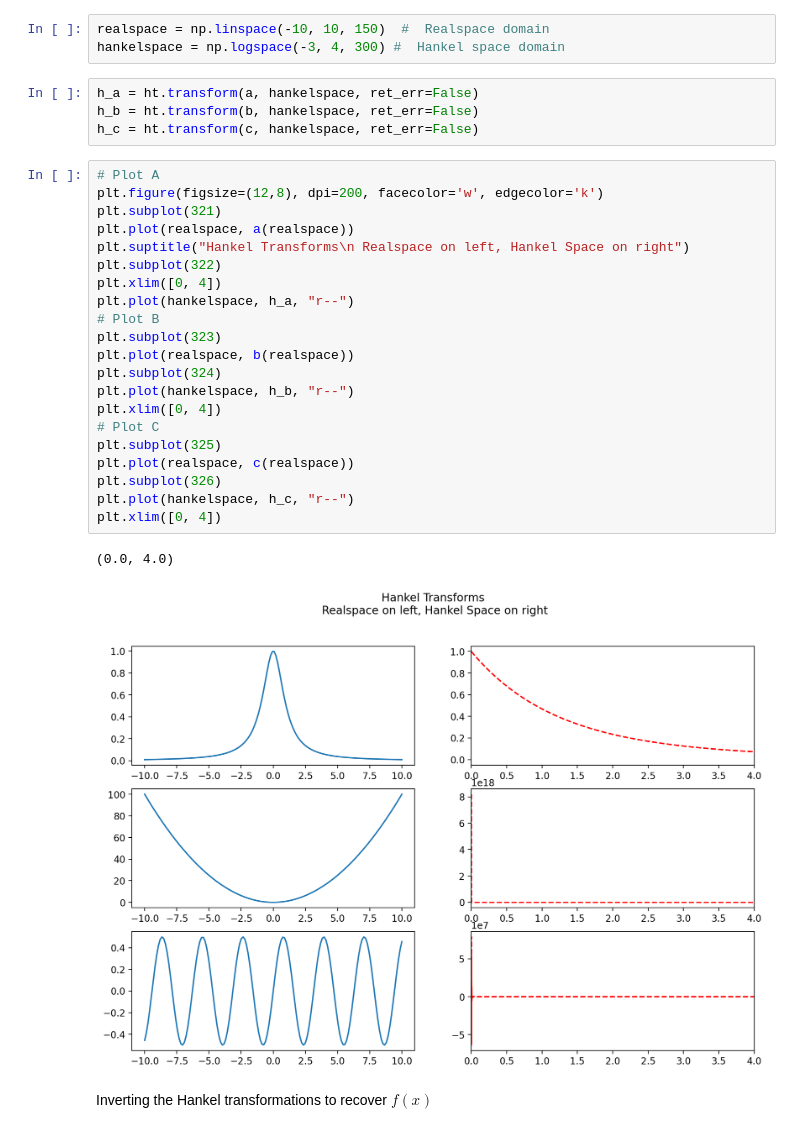
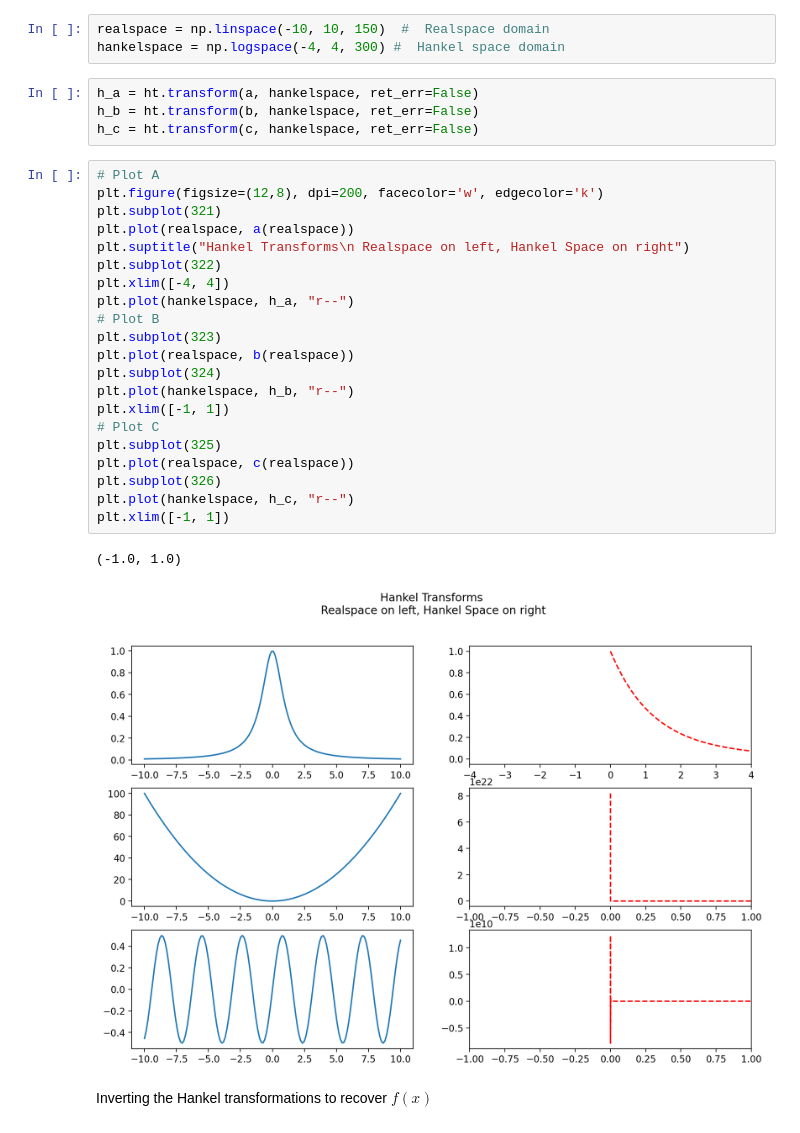
Before and after one commit to nyshieh/Jupyter-Brainstorming, a Jupyter notebook: Hankel Transform and Filters.ipynb, the cells around one changed output. Drawn from its saved outputs; the diff is of its cells as text.

```diff
--- a/Hankel Transform and Filters.ipynb
+++ b/Hankel Transform and Filters.ipynb
@@ -23,7 +23,7 @@ Define a "analytical" non-filtered approach hankel transform from <i>hankel</i>
 ht = hankel.HankelTransform(nu=1, N=500, h=0.0005)
 # %%
 realspace = np.linspace(-10, 10, 150)  #  Realspace domain
-hankelspace = np.logspace(-3, 4, 300) #  Hankel space domain
+hankelspace = np.logspace(-4, 4, 300) #  Hankel space domain
 # %%
 h_a = ht.transform(a, hankelspace, ret_err=False)
 h_b = ht.transform(b, hankelspace, ret_err=False)
@@ -31,27 +31,27 @@ h_c = ht.transform(c, hankelspace, ret_err=False)
 # %%
 # Plot A
 plt.figure(figsize=(12,8), dpi=200, facecolor='w', edgecolor='k')
 plt.subplot(321)
 plt.plot(realspace, a(realspace))
 plt.suptitle("Hankel Transforms\n Realspace on left, Hankel Space on right")
 plt.subplot(322)
-plt.xlim([0, 4])
+plt.xlim([-4, 4])
 plt.plot(hankelspace, h_a, "r--")
 # Plot B
 plt.subplot(323)
 plt.plot(realspace, b(realspace))
 plt.subplot(324)
 plt.plot(hankelspace, h_b, "r--")
-plt.xlim([0, 4])
+plt.xlim([-1, 1])
 # Plot C
 plt.subplot(325)
 plt.plot(realspace, c(realspace))
 plt.subplot(326)
 plt.plot(hankelspace, h_c, "r--")
-plt.xlim([0, 4])
+plt.xlim([-1, 1])
 # %% [output]
-(0.0, 4.0)
+(-1.0, 1.0)
-[figure, old version]
+[figure, new version]
 # %% [markdown]
 Inverting the Hankel transformations to recover $f(x)$
 # %%
```
Also changed, not shown: parts of 6 cells of this notebook, 4 other files.
